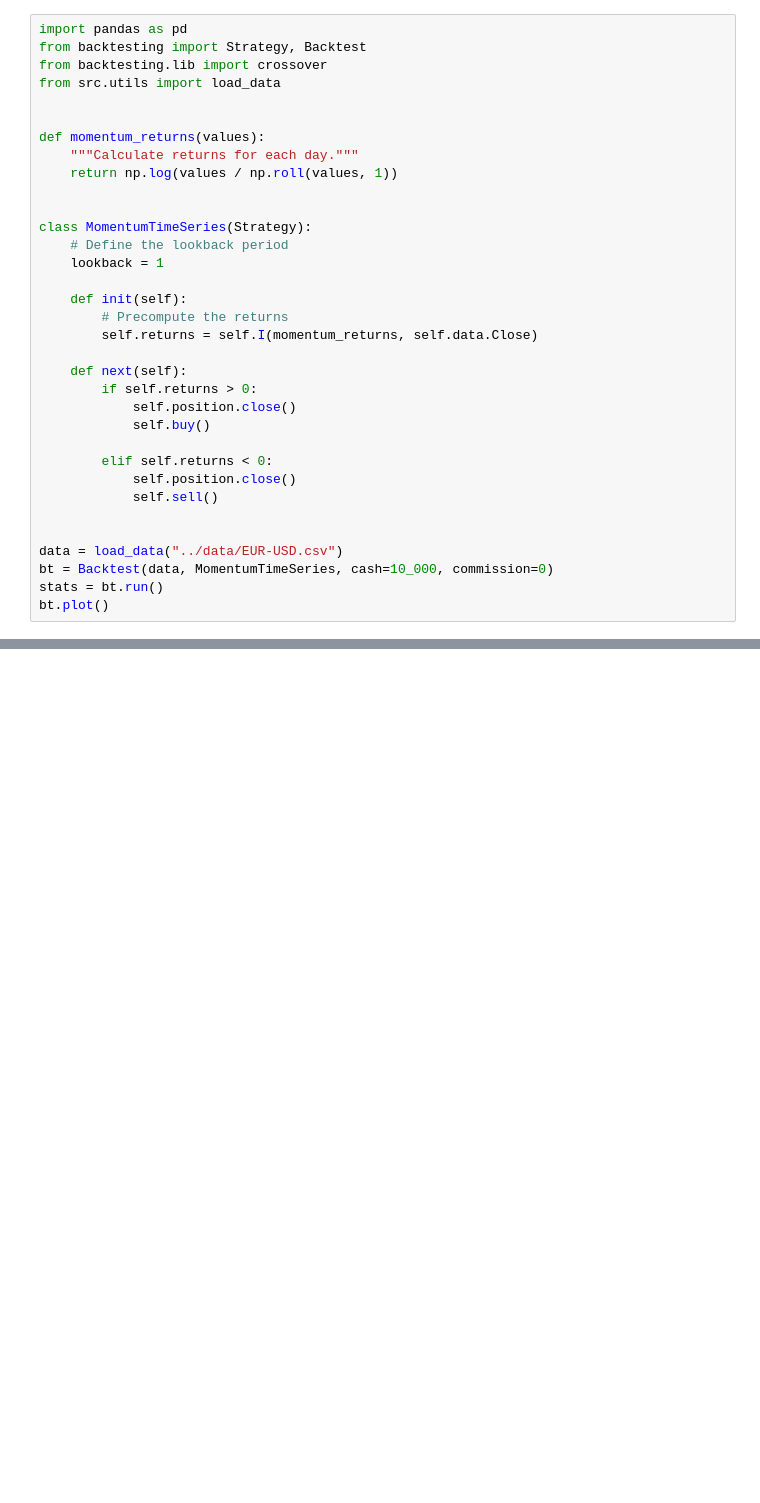
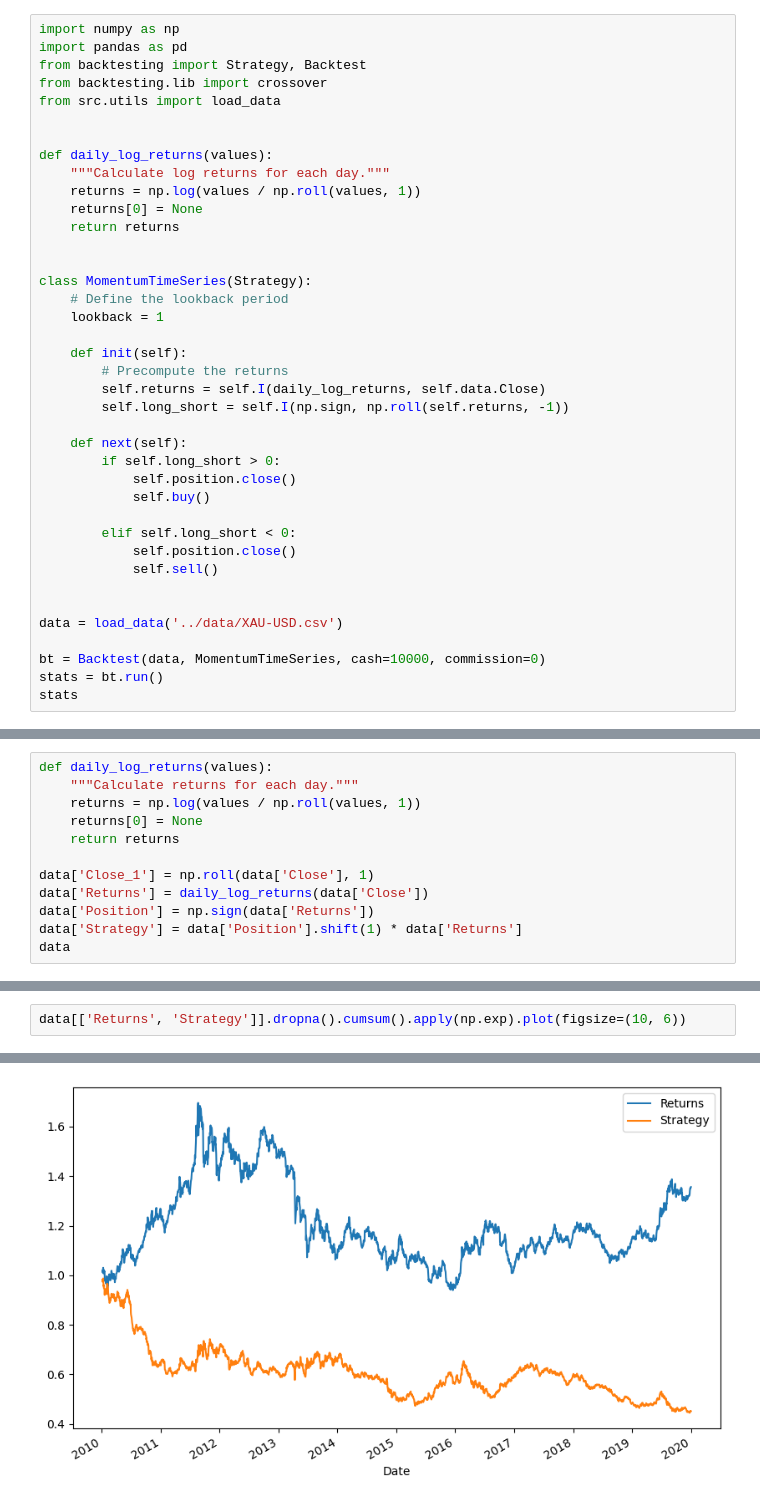
Before and after one commit to ivandimitrovkyulev/Notebooks, a Jupyter notebook: sample/Untitled.ipynb, the cells around one changed output, grey strips where cells are left out. Cells and saved outputs as stored; diff of their text form; blank space fills up the shorter version.

```diff
--- a/sample/Untitled.ipynb
+++ b/sample/Untitled.ipynb
@@ -1,13 +1,16 @@
 # %%
+import numpy as np
 import pandas as pd
 from backtesting import Strategy, Backtest
 from backtesting.lib import crossover
 from src.utils import load_data
 
 
-def momentum_returns(values):
-    """Calculate returns for each day."""
-    return np.log(values / np.roll(values, 1))
+def daily_log_returns(values):
+    """Calculate log returns for each day."""
+    returns = np.log(values / np.roll(values, 1))
+    returns[0] = None
+    return returns
 
 
 class MomentumTimeSeries(Strategy):
@@ -16,20 +19,22 @@ class MomentumTimeSeries(Strategy):
 
     def init(self):
         # Precompute the returns
-        self.returns = self.I(momentum_returns, self.data.Close)
+        self.returns = self.I(daily_log_returns, self.data.Close)
+        self.long_short = self.I(np.sign, np.roll(self.returns, -1))
 
     def next(self):
-        if self.returns > 0:
+        if self.long_short > 0:
             self.position.close()
             self.buy()
 
-        elif self.returns < 0:
+        elif self.long_short < 0:
             self.position.close()
             self.sell()
 
 
-data = load_data("../data/EUR-USD.csv")
-bt = Backtest(data, MomentumTimeSeries, cash=10_000, commission=0)
+data = load_data('../data/XAU-USD.csv')
+
+bt = Backtest(data, MomentumTimeSeries, cash=10000, commission=0)
 stats = bt.run()
-bt.plot()
+stats
 # %% [output]
@@ -38,0 +58,12 @@ Row(id='2765', ...)
+# %%
+def daily_log_returns(values):
+    """Calculate returns for each day."""
+    returns = np.log(values / np.roll(values, 1))
+    returns[0] = None
+    return returns
+
+data['Close_1'] = np.roll(data['Close'], 1)
+data['Returns'] = daily_log_returns(data['Close'])
+data['Position'] = np.sign(data['Returns'])
+data['Strategy'] = data['Position'].shift(1) * data['Returns']
+data
@@ -38,0 +85,3 @@ Row(id='2765', ...)
+# %%
+data[['Returns', 'Strategy']].dropna().cumsum().apply(np.exp).plot(figsize=(10, 6))
+# %% [output]
@@ -38,0 +89 @@ Row(id='2765', ...)
+[figure, added]
```
Also changed, not shown: parts of 4 cells of this notebook, 1 other file.
